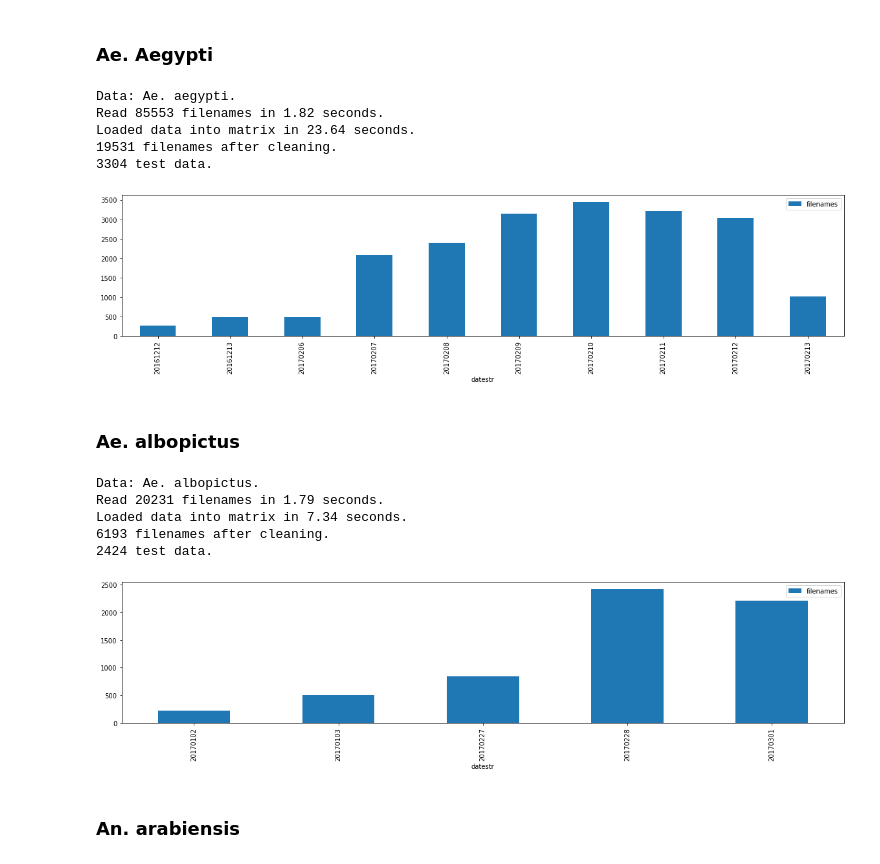
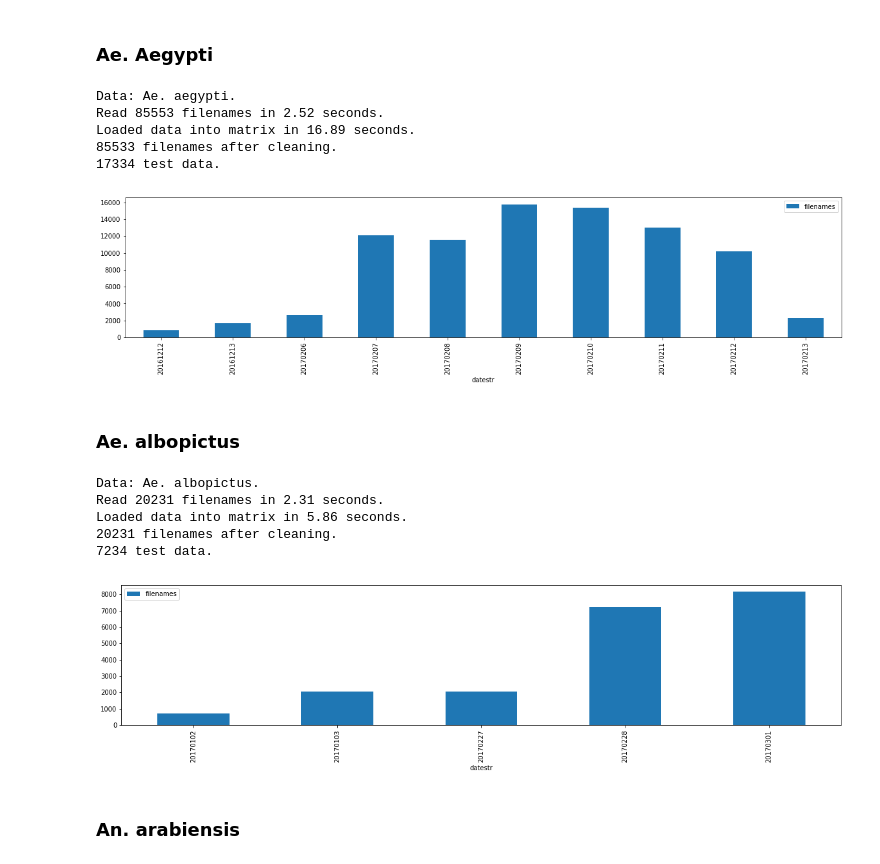
Before and after one commit to kalfasyan/wingbeat_frequencies, a Jupyter notebook: Jupyter_Notebooks/Improved_val_ML_mosq.ipynb, the cells around one changed output. Drawn from its saved outputs; the diff is of its cells as text; code cells hidden in the pictures.

```diff
--- a/Jupyter_Notebooks/Improved_val_ML_mosq.ipynb
+++ b/Jupyter_Notebooks/Improved_val_ML_mosq.ipynb
@@ -22,34 +22,34 @@ data.target_classes
 # %%
 data1 = Dataset('Wingbeats')
 data1.read(data='Ae. aegypti', setting='psd_dB')
-data1.clean(threshold=20)
+data1.clean(threshold=5)
 data1.get_sensor_features()
 # data1.get_night_signals()
 dates = test_days(data1, pct=0.25)[0]
 inds_1 = test_inds(data1, dates=dates)
 # %% [output]
 Data: Ae. aegypti.
-Read 85553 filenames in 1.82 seconds.
-Loaded data into matrix in 23.64 seconds.
-19531 filenames after cleaning.
-3304 test data.
+Read 85553 filenames in 2.52 seconds.
+Loaded data into matrix in 16.89 seconds.
+85533 filenames after cleaning.
+17334 test data.
-[figure, old version]
+[figure, new version]
 # %% [markdown]
 ### Ae. albopictus
 # %%
 data2 = Dataset('Wingbeats')
 data2.read('Ae. albopictus', setting='psd_dB')
-data2.clean(threshold=20)
+data2.clean(threshold=5)
 # data2.get_sensor_features()
 # data2.get_night_signals()
 inds_2 = test_inds(data2, dates=test_days(data2, pct=0.25)[1])
 # %% [output]
 Data: Ae. albopictus.
-Read 20231 filenames in 1.79 seconds.
-Loaded data into matrix in 7.34 seconds.
-6193 filenames after cleaning.
-2424 test data.
+Read 20231 filenames in 2.31 seconds.
+Loaded data into matrix in 5.86 seconds.
+20231 filenames after cleaning.
+7234 test data.
-[figure, old version]
+[figure, new version]
 # %% [markdown]
 ### An. arabiensis
 # %%
```
Also changed, not shown: parts of 10 cells of this notebook, 7 other files.
